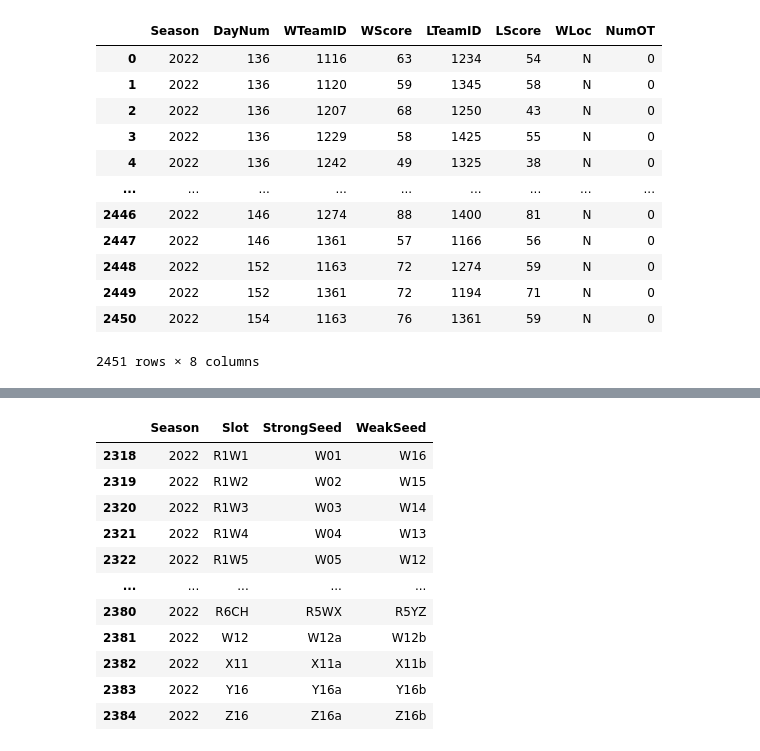
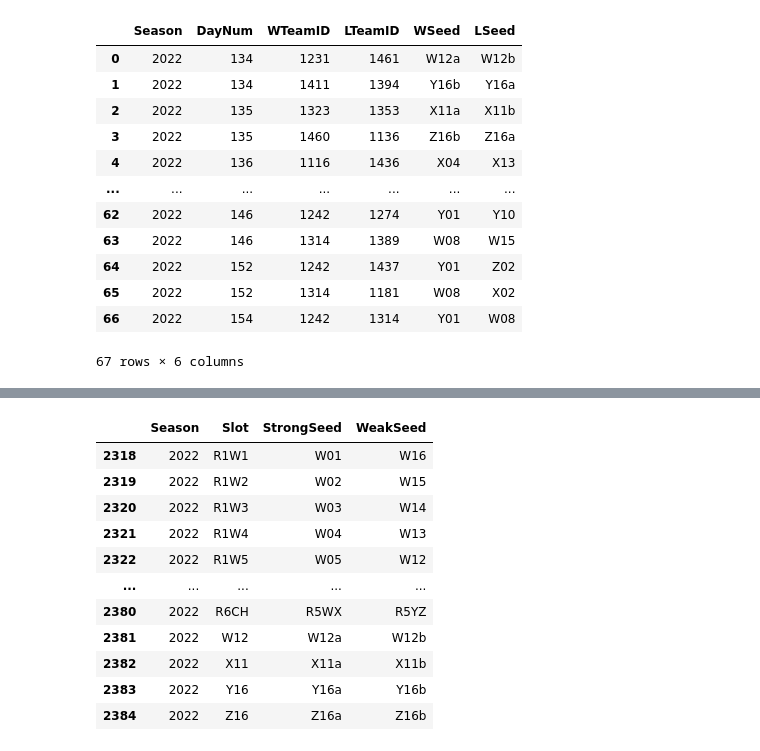
Before and after one commit to sebastiancoombs/Tournament-gym, a Jupyter notebook: Process_data/build mens json.ipynb, the cells around one changed output, grey strips where cells are left out. Cells and saved outputs as stored; diff of their text form; code cells hidden in the pictures.

Commit message:
rebuild Tournament Results

```diff
--- a/Process_data/build mens json.ipynb
+++ b/Process_data/build mens json.ipynb
@@ -15,16 +32,24 @@ teams=teams[['TeamID','TeamName']]
 # %%
-tournament[tournament['Season']==2022]
+tourn=tournament[tournament['Season']==2022]
-# %% [output]
-|  | Season | DayNum | WTeamID | WScore | LTeamID | LScore | WLoc | NumOT |
-| 0 | 2022 | 136 | 1116 | 63 | 1234 | 54 | N | 0 |
-| 1 | 2022 | 136 | 1120 | 59 | 1345 | 58 | N | 0 |
-| 2 | 2022 | 136 | 1207 | 68 | 1250 | 43 | N | 0 |
-| 3 | 2022 | 136 | 1229 | 58 | 1425 | 55 | N | 0 |
-| 4 | 2022 | 136 | 1242 | 49 | 1325 | 38 | N | 0 |
-| ... | ... | ... | ... | ... | ... | ... | ... | ... |
-| 2446 | 2022 | 146 | 1274 | 88 | 1400 | 81 | N | 0 |
-| 2447 | 2022 | 146 | 1361 | 57 | 1166 | 56 | N | 0 |
-| 2448 | 2022 | 152 | 1163 | 72 | 1274 | 59 | N | 0 |
-| 2449 | 2022 | 152 | 1361 | 72 | 1194 | 71 | N | 0 |
-| 2450 | 2022 | 154 | 1163 | 76 | 1361 | 59 | N | 0 |
-2451 rows × 8 columns
+# %%
+left_tourn=pd.merge(tourn,seed,left_on='WTeamID',right_on='TeamID',how='left')
+left_tourn=left_tourn.rename(columns={'Seed':'WSeed','Season_x':"Season"})
+left_tourn=left_tourn.drop(['Season_y','TeamID'],axis=1)
+right_tourn=pd.merge(left_tourn,seed,left_on='LTeamID',right_on='TeamID',how='left')
+right_tourn=right_tourn.rename(columns={'Seed':'LSeed','Season_x':"Season"})
+right_tourn=right_tourn.drop(['Season_y','TeamID','WScore','LScore','WLoc','NumOT'],axis=1)
+right_tourn
+# %% [output]
+|  | Season | DayNum | WTeamID | LTeamID | WSeed | LSeed |
+| 0 | 2022 | 134 | 1231 | 1461 | W12a | W12b |
+| 1 | 2022 | 134 | 1411 | 1394 | Y16b | Y16a |
+| 2 | 2022 | 135 | 1323 | 1353 | X11a | X11b |
+| 3 | 2022 | 135 | 1460 | 1136 | Z16b | Z16a |
+| 4 | 2022 | 136 | 1116 | 1436 | X04 | X13 |
+| ... | ... | ... | ... | ... | ... | ... |
+| 62 | 2022 | 146 | 1242 | 1274 | Y01 | Y10 |
+| 63 | 2022 | 146 | 1314 | 1389 | W08 | W15 |
+| 64 | 2022 | 152 | 1242 | 1437 | Y01 | Z02 |
+| 65 | 2022 | 152 | 1314 | 1181 | W08 | X02 |
+| 66 | 2022 | 154 | 1242 | 1314 | Y01 | W08 |
+67 rows × 6 columns
```
Also changed, not shown: parts of 3 cells of this notebook.
